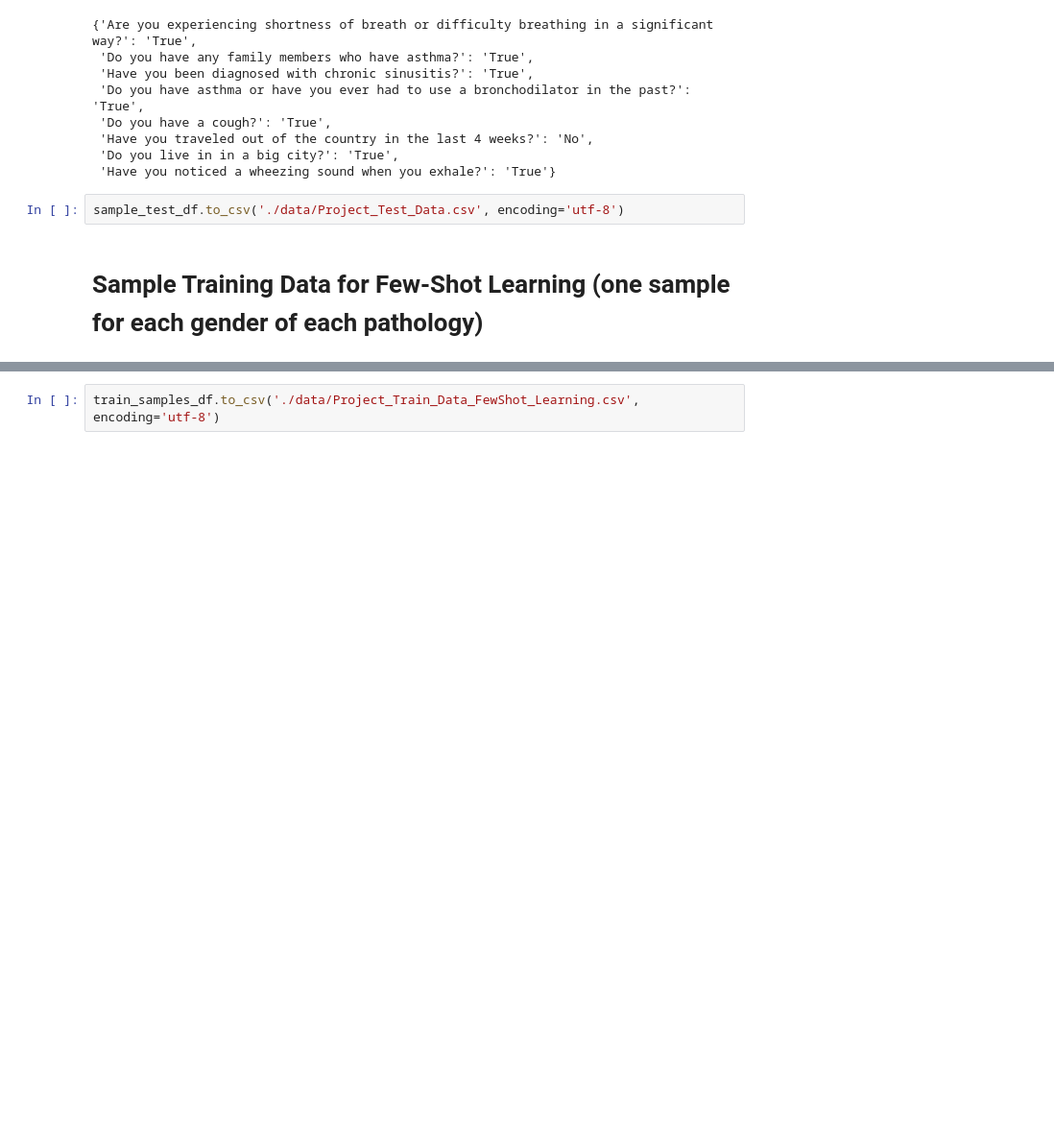
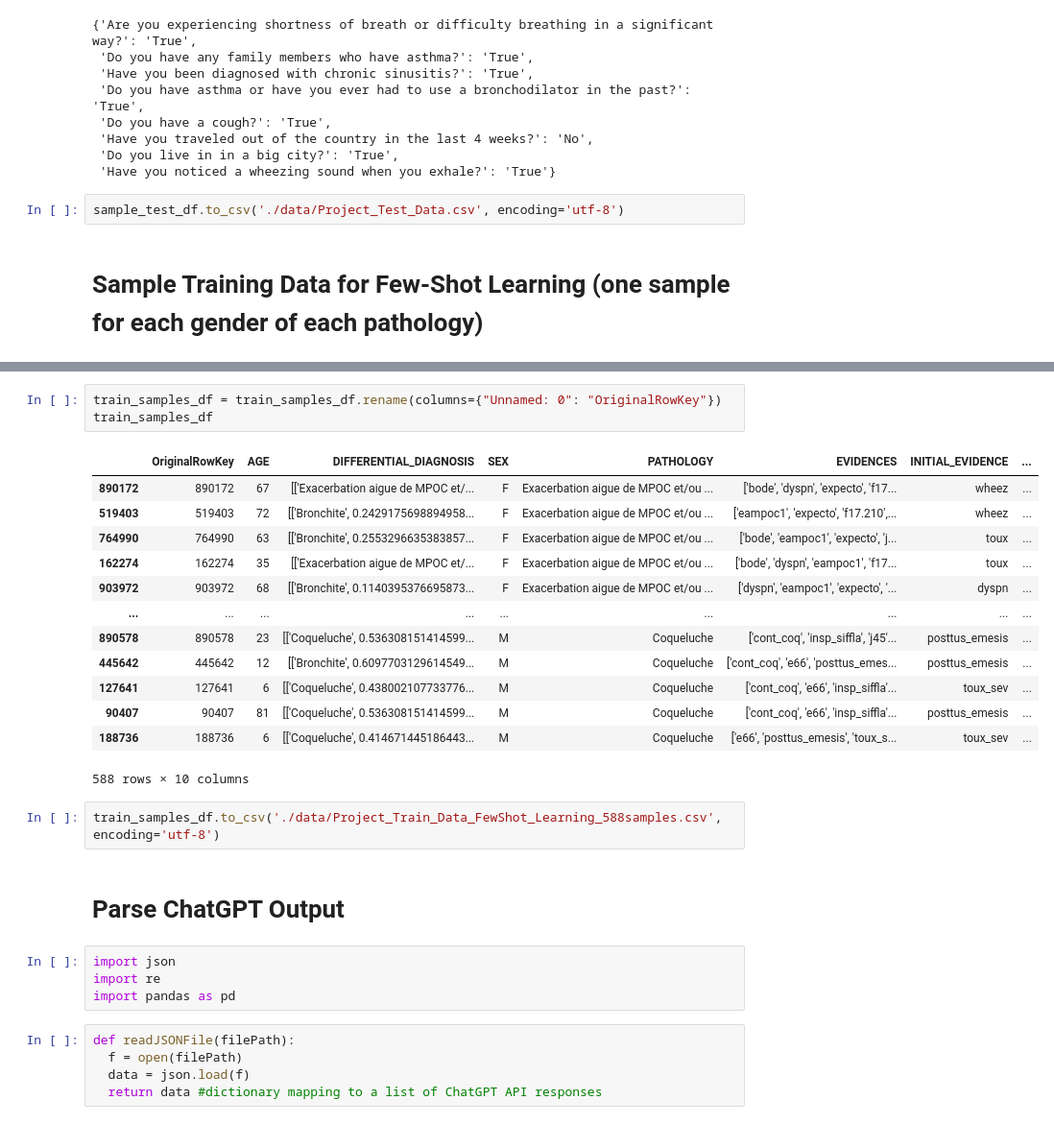
Before and after one commit to karishmagrana/NLP-Final-Project, a Jupyter notebook: DataProcessing.ipynb, the cells around one changed output, grey strips where cells are left out. Shown at 96% size. Drawn from its saved outputs; the diff is of its cells as text; blank space fills up the shorter version.

Commit message:
parse chatgpt output and compute raw results

```diff
--- a/DataProcessing.ipynb
+++ b/DataProcessing.ipynb
@@ -384,2 +394,30 @@ train_samples_df[train_samples_df['PATHOLOGY']=='Coqueluche']
+# %%
+train_samples_df = train_samples_df.rename(columns={"Unnamed: 0": "OriginalRowKey"})
+train_samples_df
+# %% [output]
+|  | OriginalRowKey | AGE | DIFFERENTIAL_DIAGNOSIS | SEX | PATHOLOGY | EVIDENCES | INITIAL_EVIDENCE | ... |
+| 890172 | 890172 | 67 | [['Exacerbation aigue de MPOC et/... | F | Exacerbation aigue de MPOC et/ou ... | ['bode', 'dyspn', 'expecto', 'f17... | wheez | ... |
+| 519403 | 519403 | 72 | [['Bronchite', 0.2429175698894958... | F | Exacerbation aigue de MPOC et/ou ... | ['eampoc1', 'expecto', 'f17.210',... | wheez | ... |
+| 764990 | 764990 | 63 | [['Bronchite', 0.2553296635383857... | F | Exacerbation aigue de MPOC et/ou ... | ['bode', 'eampoc1', 'expecto', 'j... | toux | ... |
+| 162274 | 162274 | 35 | [['Exacerbation aigue de MPOC et/... | F | Exacerbation aigue de MPOC et/ou ... | ['bode', 'dyspn', 'eampoc1', 'f17... | toux | ... |
+| 903972 | 903972 | 68 | [['Bronchite', 0.1140395376695873... | F | Exacerbation aigue de MPOC et/ou ... | ['dyspn', 'eampoc1', 'expecto', '... | dyspn | ... |
+| ... | ... | ... | ... | ... | ... | ... | ... | ... |
+| 890578 | 890578 | 23 | [['Coqueluche', 0.536308151414599... | M | Coqueluche | ['cont_coq', 'insp_siffla', 'j45'... | posttus_emesis | ... |
+| 445642 | 445642 | 12 | [['Bronchite', 0.6097703129614549... | M | Coqueluche | ['cont_coq', 'e66', 'posttus_emes... | posttus_emesis | ... |
+| 127641 | 127641 | 6 | [['Coqueluche', 0.438002107733776... | M | Coqueluche | ['cont_coq', 'e66', 'insp_siffla'... | toux_sev | ... |
+| 90407 | 90407 | 81 | [['Coqueluche', 0.536308151414599... | M | Coqueluche | ['cont_coq', 'e66', 'insp_siffla'... | posttus_emesis | ... |
+| 188736 | 188736 | 6 | [['Coqueluche', 0.414671445186443... | M | Coqueluche | ['e66', 'posttus_emesis', 'toux_s... | toux_sev | ... |
+588 rows × 10 columns
 # %%
-train_samples_df.to_csv('./data/Project_Train_Data_FewShot_Learning.csv', encoding='utf-8')
+train_samples_df.to_csv('./data/Project_Train_Data_FewShot_Learning_588samples.csv', encoding='utf-8')
+# %% [markdown]
+# Parse ChatGPT Output
+# %%
+import json
+import re
+import pandas as pd
+# %%
+def readJSONFile(filePath):
+  f = open(filePath)
+  data = json.load(f)
+  return data #dictionary mapping to a list of ChatGPT API responses
```
Also changed, not shown: parts of 18 cells of this notebook.
